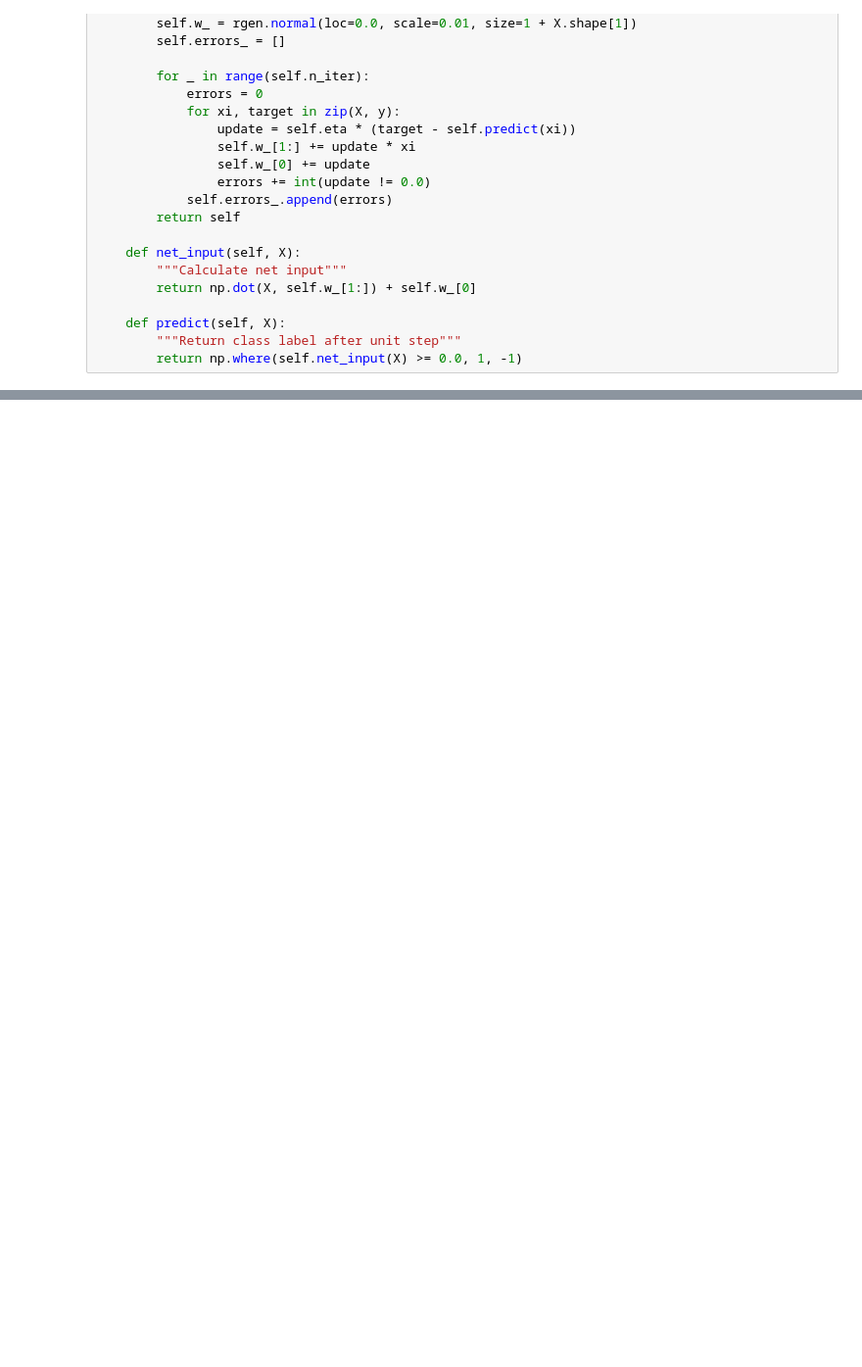
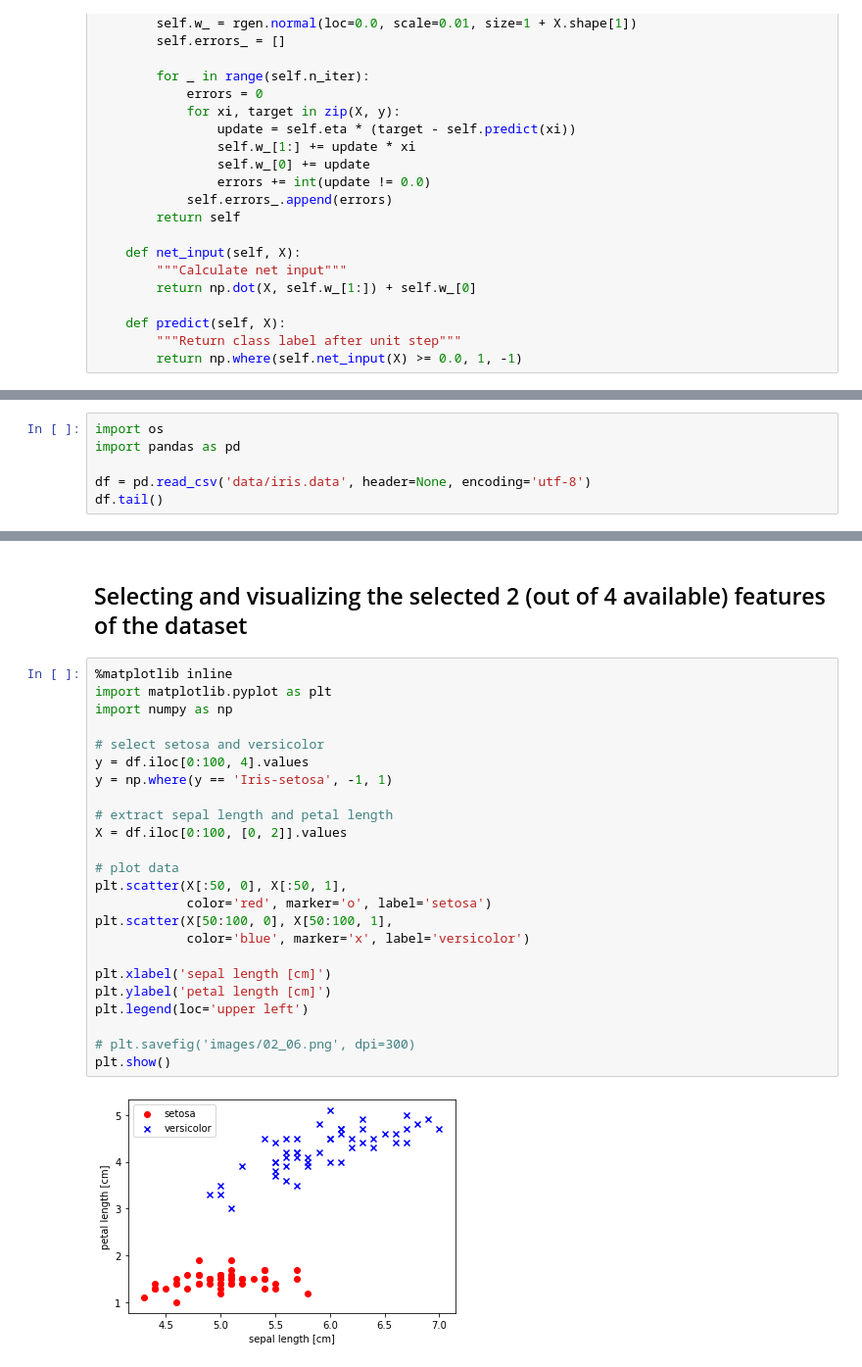
Before and after one commit to yonsken/python-ml-exercises, a Jupyter notebook: chapter_exercises/chapter_2/rosenblatt_percerptron.ipynb, the cells around one changed output, grey strips where cells are left out. Shown: that part at 98% size. Cells and saved outputs as stored; diff of their text form; blank space fills up the shorter version.

```diff
--- a/chapter_exercises/chapter_2/rosenblatt_percerptron.ipynb
+++ b/chapter_exercises/chapter_2/rosenblatt_percerptron.ipynb
@@ -72,0 +76,6 @@ class Perceptron(object):
+# %%
+import os
+import pandas as pd
+
+df = pd.read_csv('data/iris.data', header=None, encoding='utf-8')
+df.tail()
@@ -72,0 +89,28 @@ class Perceptron(object):
+# %% [markdown]
+## Selecting and visualizing the selected 2 (out of 4 available) features of the dataset
+# %%
+%matplotlib inline
+import matplotlib.pyplot as plt
+import numpy as np
+
+# select setosa and versicolor
+y = df.iloc[0:100, 4].values
+y = np.where(y == 'Iris-setosa', -1, 1)
+
+# extract sepal length and petal length
+X = df.iloc[0:100, [0, 2]].values
+
+# plot data
+plt.scatter(X[:50, 0], X[:50, 1],
+            color='red', marker='o', label='setosa')
+plt.scatter(X[50:100, 0], X[50:100, 1],
+            color='blue', marker='x', label='versicolor')
+
+plt.xlabel('sepal length [cm]')
+plt.ylabel('petal length [cm]')
+plt.legend(loc='upper left')
+
+# plt.savefig('images/02_06.png', dpi=300)
+plt.show()
+# %% [output]
+[figure, added]
```
Also changed, not shown: parts of 8 cells of this notebook, 1 other file.
